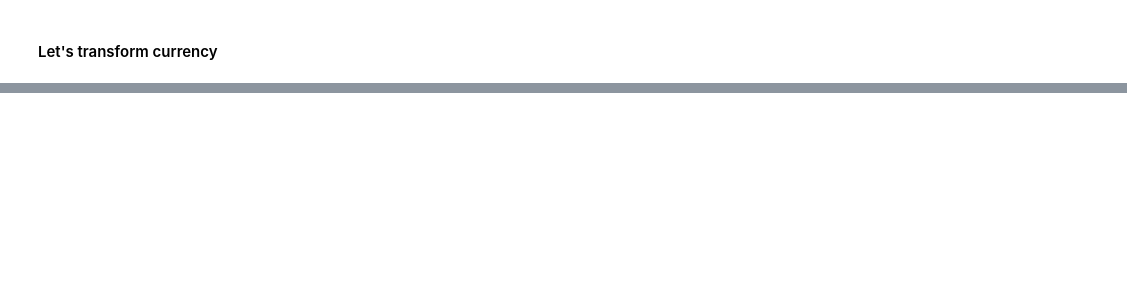
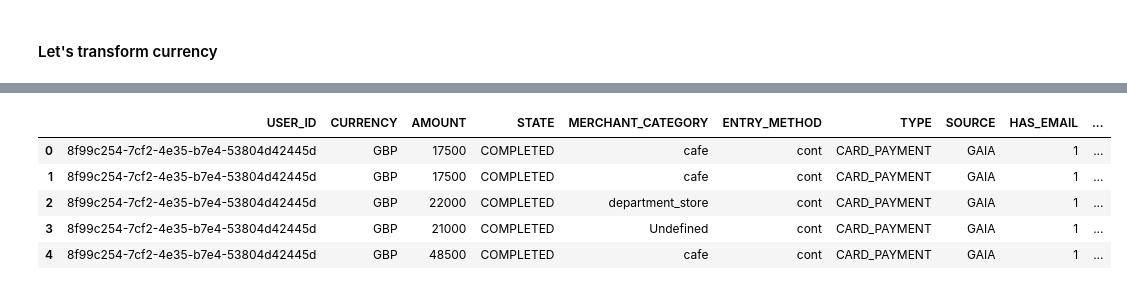
Before and after one commit to VladimirNikiforov/python_common, a Jupyter notebook: challenges/catching_fraud/notebooks/FinCrime.ipynb, the cells around one changed output, grey strips where cells are left out. Cells and saved outputs as stored; diff of their text form; code cells hidden in the pictures; blank space fills up the shorter version.

```diff
--- a/challenges/catching_fraud/notebooks/FinCrime.ipynb
+++ b/challenges/catching_fraud/notebooks/FinCrime.ipynb
@@ -618,3 +641,12 @@ sns.heatmap(df.corr(),annot=False,cmap="RdYlGn");
+# %%
+df.head()
+# %% [output]
+|  | USER_ID | CURRENCY | AMOUNT | STATE | MERCHANT_CATEGORY | ENTRY_METHOD | TYPE | SOURCE | HAS_EMAIL | ... |
+| 0 | 8f99c254-7cf2-4e35-b7e4-53804d42445d | GBP | 17500 | COMPLETED | cafe | cont | CARD_PAYMENT | GAIA | 1 | ... |
+| 1 | 8f99c254-7cf2-4e35-b7e4-53804d42445d | GBP | 17500 | COMPLETED | cafe | cont | CARD_PAYMENT | GAIA | 1 | ... |
+| 2 | 8f99c254-7cf2-4e35-b7e4-53804d42445d | GBP | 22000 | COMPLETED | department_store | cont | CARD_PAYMENT | GAIA | 1 | ... |
+| 3 | 8f99c254-7cf2-4e35-b7e4-53804d42445d | GBP | 21000 | COMPLETED | Undefined | cont | CARD_PAYMENT | GAIA | 1 | ... |
+| 4 | 8f99c254-7cf2-4e35-b7e4-53804d42445d | GBP | 48500 | COMPLETED | cafe | cont | CARD_PAYMENT | GAIA | 1 | ... |
 # %%
 df.info()
 # %% [output]
```
Also changed, not shown: parts of 44 cells of this notebook, 5 other files.
